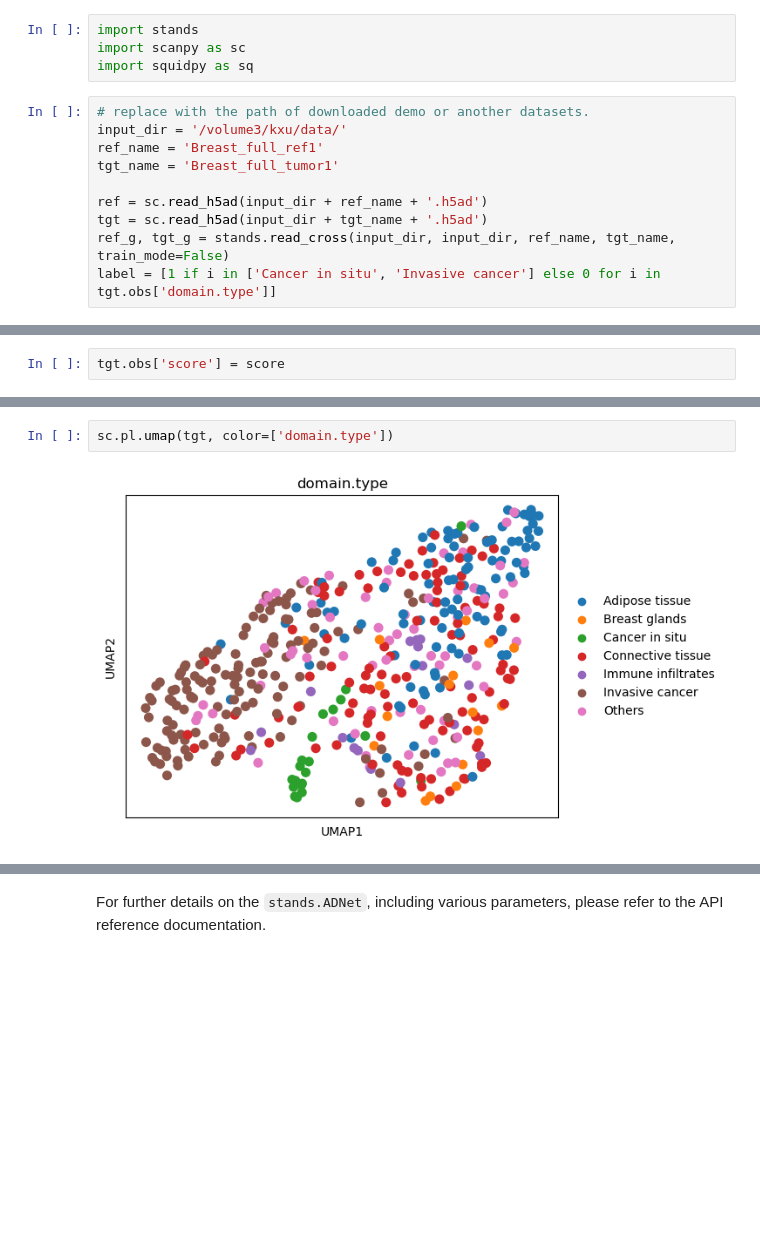
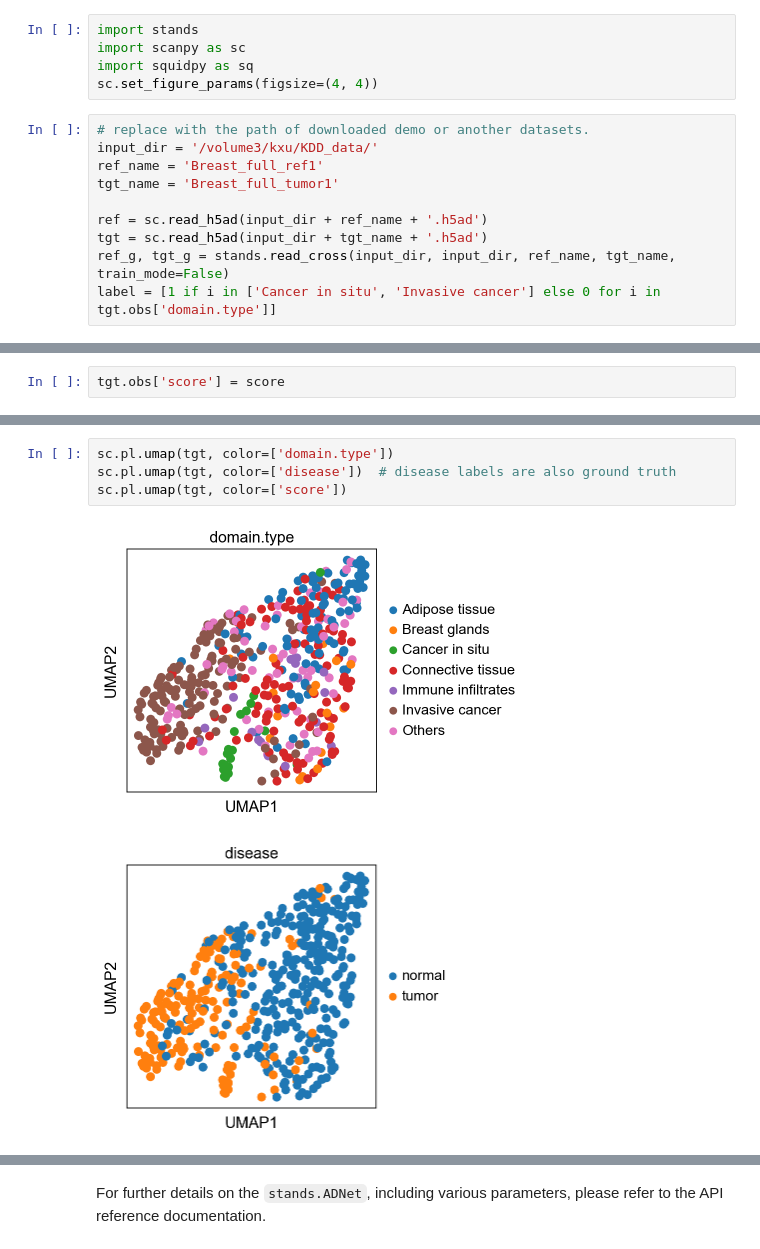
Before and after one commit to Catchxu/STANDS, a Jupyter notebook: docs/tutorial/detection.ipynb, the cells around one changed output, grey strips where cells are left out. Saved outputs shown, nothing was run; the diff lists cells and outputs as text; blank space fills up the shorter version.

```diff
--- a/docs/tutorial/detection.ipynb
+++ b/docs/tutorial/detection.ipynb
@@ -13,9 +13,10 @@ warnings.filterwarnings("ignore")
 import stands
 import scanpy as sc
 import squidpy as sq
+sc.set_figure_params(figsize=(4, 4))
 # %%
 # replace with the path of downloaded demo or another datasets.
-input_dir = '/volume3/kxu/data/'
+input_dir = '/volume3/kxu/KDD_data/'
 ref_name = 'Breast_full_ref1'
 tgt_name = 'Breast_full_tumor1'
 
@@ -101,4 +102,7 @@ sc.tl.umap(tgt)
 # %%
 sc.pl.umap(tgt, color=['domain.type'])
+sc.pl.umap(tgt, color=['disease'])  # disease labels are also ground truth
+sc.pl.umap(tgt, color=['score'])
 # %% [output]
-[figure, old version]
+[figure, new version]
+[figure, added]
```
Also changed, not shown: parts of 5 cells of this notebook, 5 other files.
